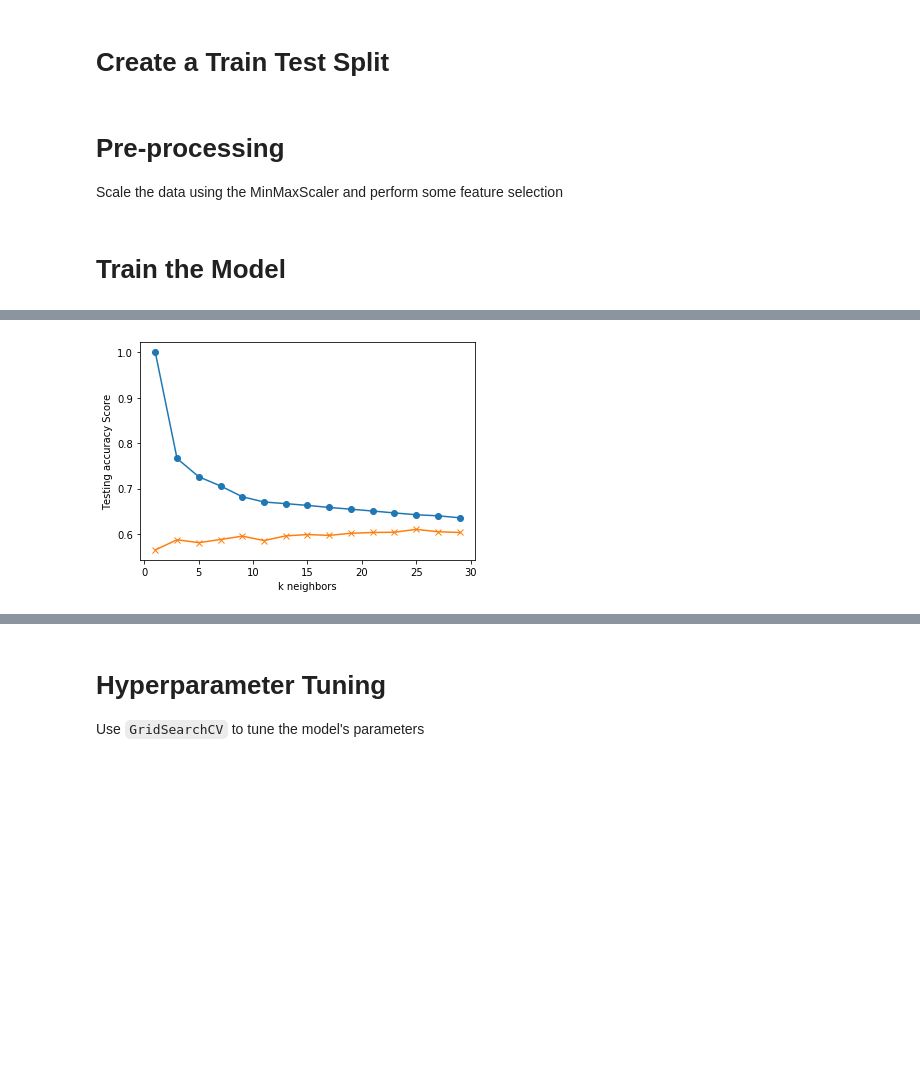
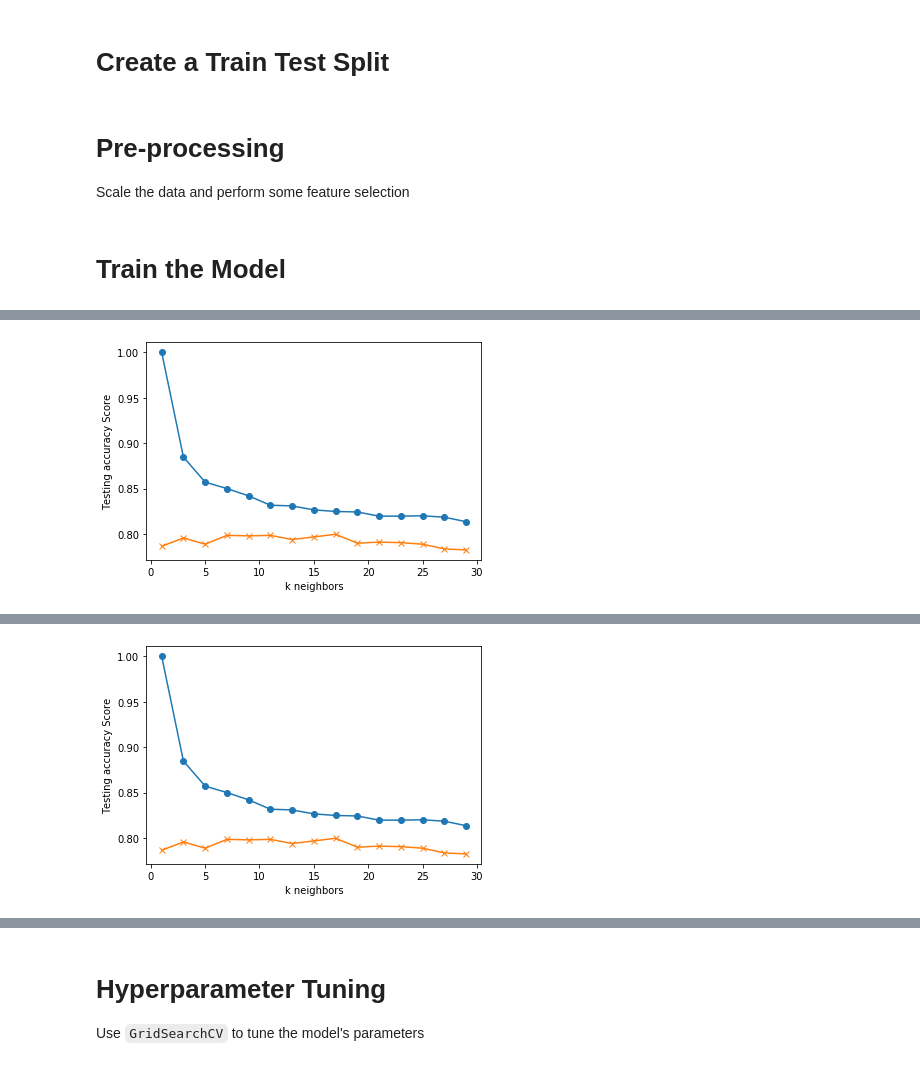
Before and after one commit to hanesy/machine-learning-challenge, a Jupyter notebook: KNN_Model.ipynb, the cells around one changed output, grey strips where cells are left out. Drawn from its saved outputs; the diff is of its cells as text; code cells hidden in the pictures; blank space fills up the shorter version.

```diff
--- a/KNN_Model.ipynb
+++ b/KNN_Model.ipynb
@@ -58,45 +58,65 @@ Use `koi_disposition` for the y values
 # %%
 y = df[['koi_disposition']]
 # %%
-# Set features. This will also be used as your x values.
-selected_features = df[['koi_fpflag_nt', 'koi_prad', 'koi_teq', 'koi_srad']]
+# test with a subset
+# selected_features = df[['koi_fpflag_nt', 'koi_prad', 'koi_teq', 'koi_srad']]
+
+# all the columns minus y
+selected_features = df.drop(columns=["koi_disposition"])
 feature_names = selected_features.columns
 # selected_features.head()
 # %% [markdown]
 # Create a Train Test Split
 # %%
-X_train, X_test, y_train, y_test = train_test_split(selected_features, y, random_state=42)
+X_train, X_test, y_train, y_test = train_test_split(selected_features, y, random_state=42, stratify = y)
 # X_train.head()
 # %% [markdown]
 # Pre-processing
 
-Scale the data using the MinMaxScaler and perform some feature selection
+Scale the data and perform some feature selection
 # %%
 # Scale your data
-X_scaler = StandardScaler().fit(X_train)
 
-X_train_scaled = X_scaler.transform(X_train)
-X_test_scaled = X_scaler.transform(X_test)
+X_standard_scaler = StandardScaler().fit(X_train)
+X_minmax_scaler = MinMaxScaler().fit(X_train)
+
+X_train_minmax_scaled = X_minmax_scaler.transform(X_train)
+X_test_minmax_scaled = X_minmax_scaler.transform(X_test)
+
+X_train_standard_scaled = X_standard_scaler.transform(X_train)
+X_test_standard_scaled = X_standard_scaler.transform(X_test)
 # %% [markdown]
 # Train the Model
 # %%
-train_scores = []
-test_scores = []
+X_train_scalers = [X_train_minmax_scaled, X_train_standard_scaled]
+X_test_scalers = [X_test_minmax_scaled, X_test_standard_scaled]
+scaler_label = ["minmax", "standard"]
 
-for k in range(1, 30, 2):
-    knn = KNeighborsClassifier(n_neighbors=k)
-    knn.fit(X_train_scaled, y_train)
-    train_score = knn.score(X_train_scaled, y_train)
-    test_score = knn.score(X_test_scaled, y_test)
-    train_scores.append(train_score)
-    test_scores.append(test_score)
-    print(f"k: {k}, Train/Test Score: {train_score:.3f}/{test_score:.3f}")
+for scaler in scaler_label:
 
-print (f"highest max score for consideration: {np.amax(test_scores)}; number of neighbors: {(np.argmax(test_scores)*2)+1}")
+    train_scores = []
+    test_scores = []
+    i = 0
 
-plt.plot(range(1, 30, 2), train_scores, marker='o')
-plt.plot(range(1, 30, 2), test_scores, marker="x")
-plt.xlabel("k neighbors")
-plt.ylabel("Testing accuracy Score")
-plt.show()
+    print ("---")
+    print (scaler)
+    print ("---")
+
+    for k in range(1, 30, 2):
+        knn = KNeighborsClassifier(n_neighbors=k)
+        knn.fit(X_train_scalers[i], y_train)
+        train_score = knn.score(X_train_scalers[i], y_train)
+        test_score = knn.score(X_test_scalers[i], y_test)
+        train_scores.append(train_score)
+        test_scores.append(test_score)
+        print(f"k: {k}, Train/Test Score: {train_score:.3f}/{test_score:.3f}")
+
+    print (f"highest max score for consideration: {np.amax(test_scores)}; number of neighbors: {(np.argmax(test_scores)*2)+1}")
+
+    plt.plot(range(1, 30, 2), train_scores, marker='o')
+    plt.plot(range(1, 30, 2), test_scores, marker="x")
+    plt.xlabel("k neighbors")
+    plt.ylabel("Testing accuracy Score")
+    plt.show()
+    i = i+1
 # %% [output]
@@ -119 +142 @@ highest max score for consideration: 0.6104118993135011; number of neighbors: 25
-[figure, old version]
+[figure, new version]
@@ -119,0 +162 @@ highest max score for consideration: 0.6104118993135011; number of neighbors: 25
+[figure, added]
```
Also changed, not shown: parts of 18 cells of this notebook, 16 other files.
